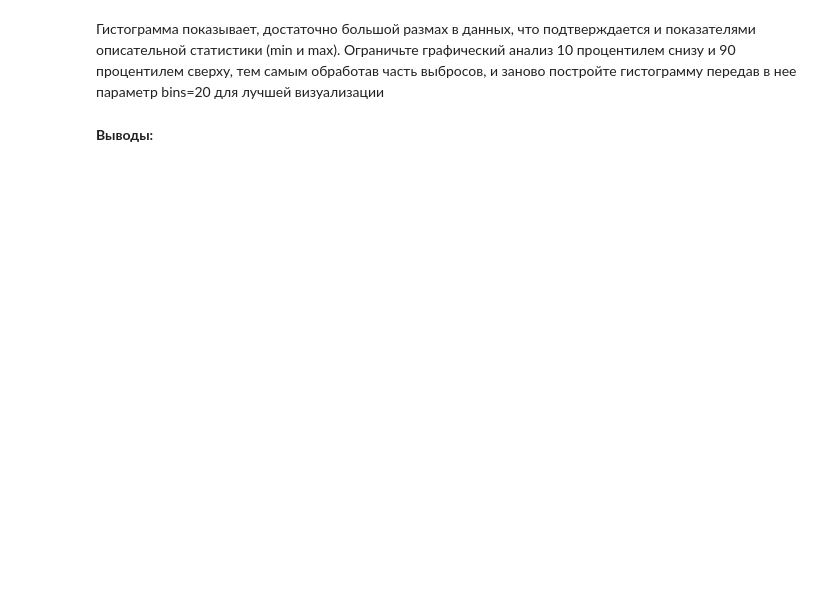
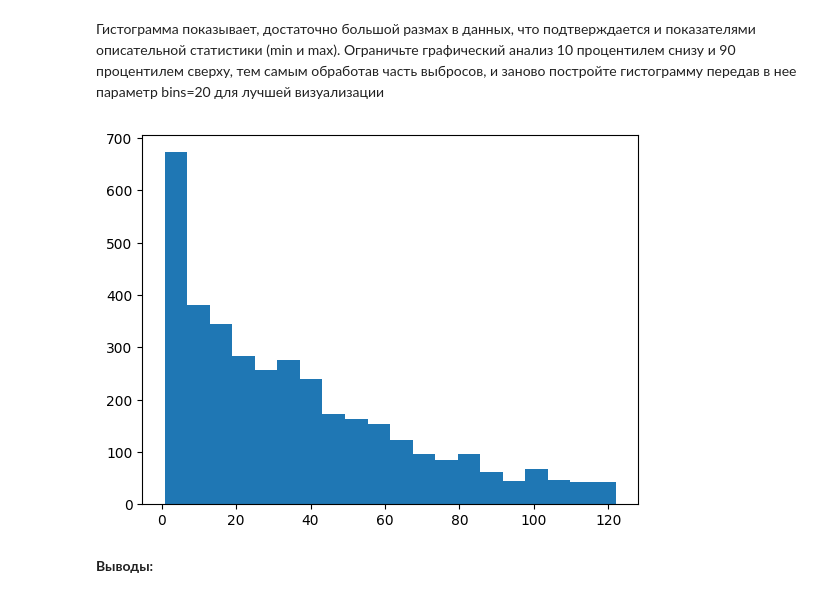
Before and after one commit to moneymisha/parser, a Jupyter notebook: Агеев Михаил Михайлович_Задание_Разведочный_анализ.ipynb, the cells around one changed output. Saved outputs shown, nothing was run; the diff lists cells and outputs as text; code cells hidden in the pictures; blank space fills up the shorter version.

```diff
--- a/Агеев Михаил Михайлович_Задание_Разведочный_анализ.ipynb
+++ b/Агеев Михаил Михайлович_Задание_Разведочный_анализ.ipynb
@@ -243,7 +249,9 @@ gross_earn_2 = dataset[
     (dataset['gross_earn_clear']>=percentile_10_value)&
     (dataset['gross_earn_clear']<=percentile_90_value)]['gross_earn_clear']
 # %%
-plt.
+plt.hist(gross_earn_2, bins = 20)
 plt.show()
+# %% [output]
+[figure, added]
 # %% [markdown]
 **Выводы:**
```
Also changed, not shown: parts of 34 cells of this notebook.
